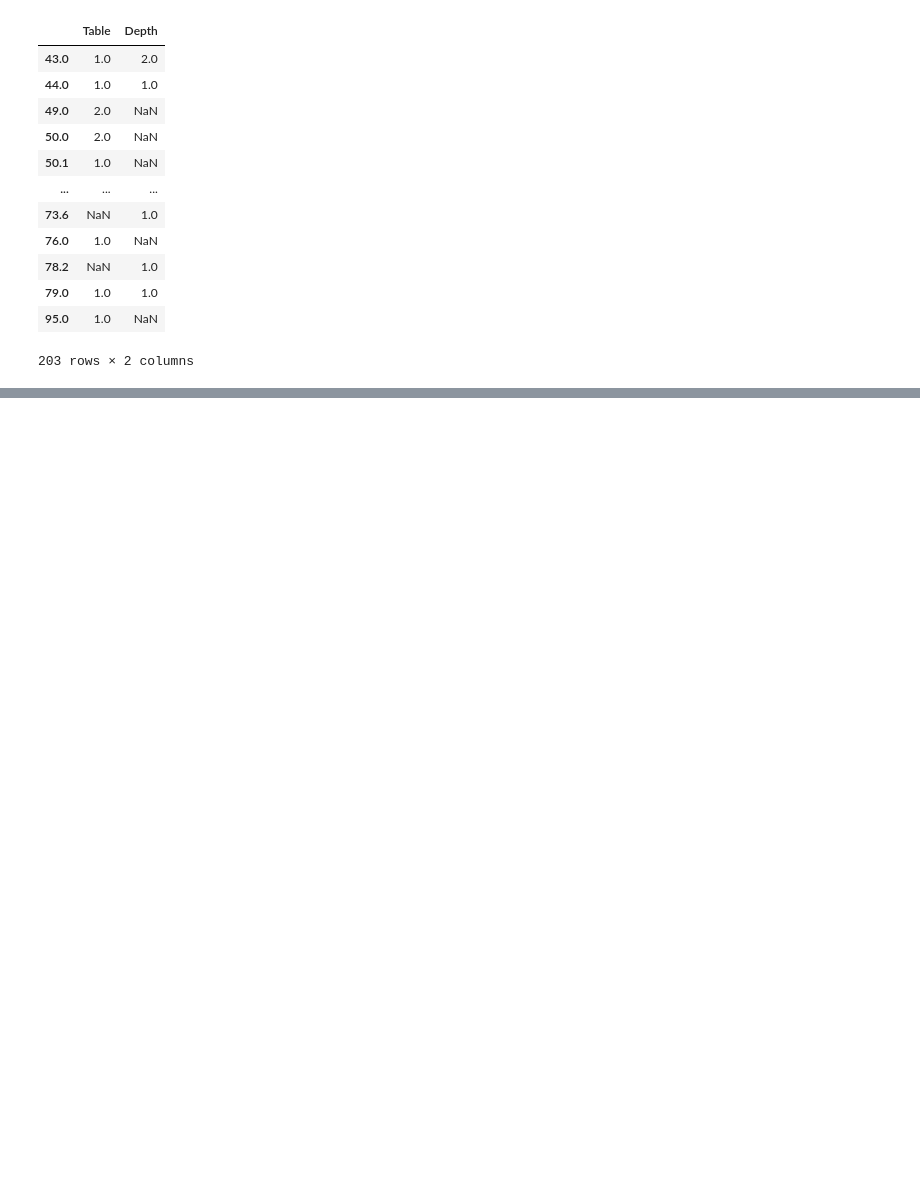
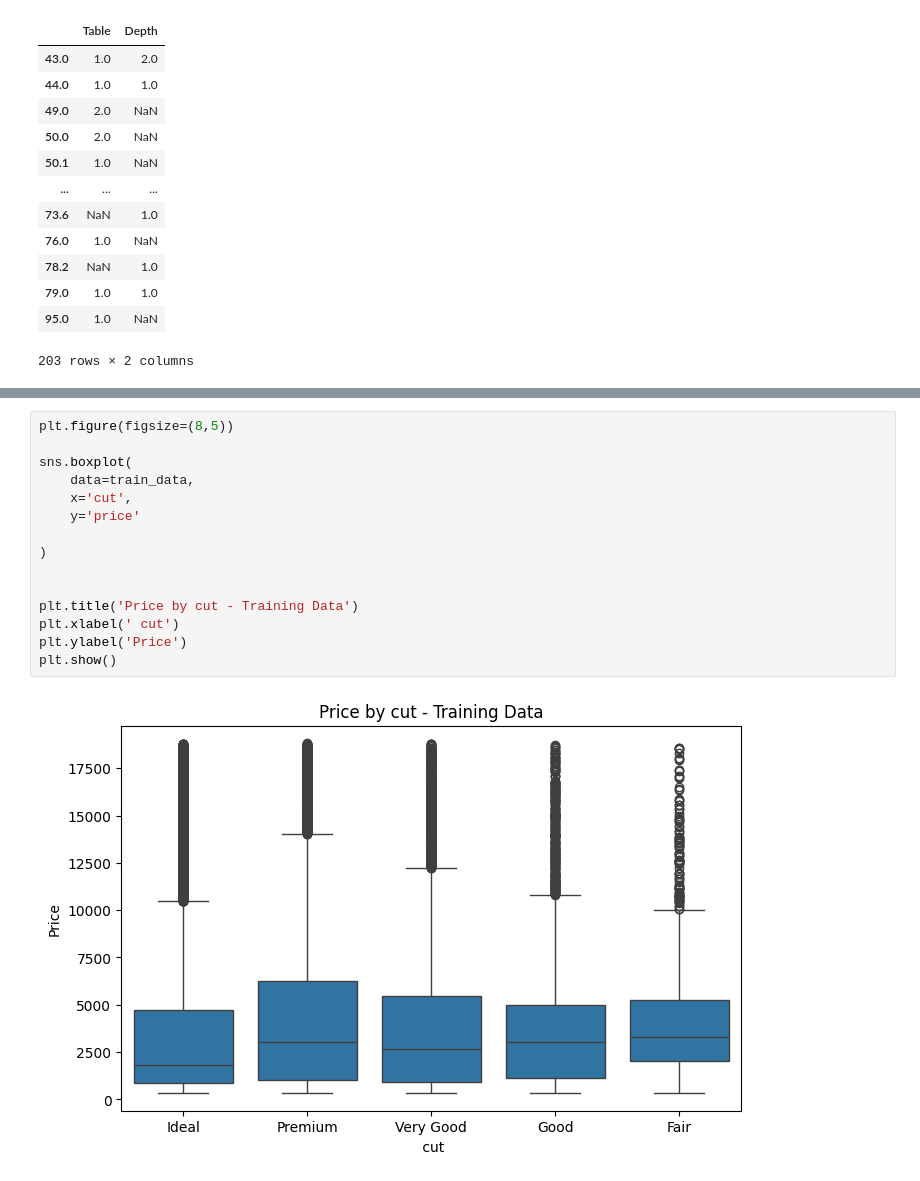
Before and after one commit to bigkidsam/Diamond_Price_Prediction, a Jupyter notebook: backend/main.ipynb, the cells around one changed output, grey strips where cells are left out. Saved outputs shown, nothing was run; the diff lists cells and outputs as text; blank space fills up the shorter version.

```diff
--- a/backend/main.ipynb
+++ b/backend/main.ipynb
@@ -249,0 +383,17 @@ Name: count, dtype: int64
+# %%
+plt.figure(figsize=(8,5))
+
+sns.boxplot(
+    data=train_data,
+    x='cut',
+    y='price'
+
+)
+
+
+plt.title('Price by cut - Training Data')
+plt.xlabel(' cut')
+plt.ylabel('Price')
+plt.show()
+# %% [output]
+[figure, added]
```
Also changed, not shown: parts of 13 cells of this notebook.
